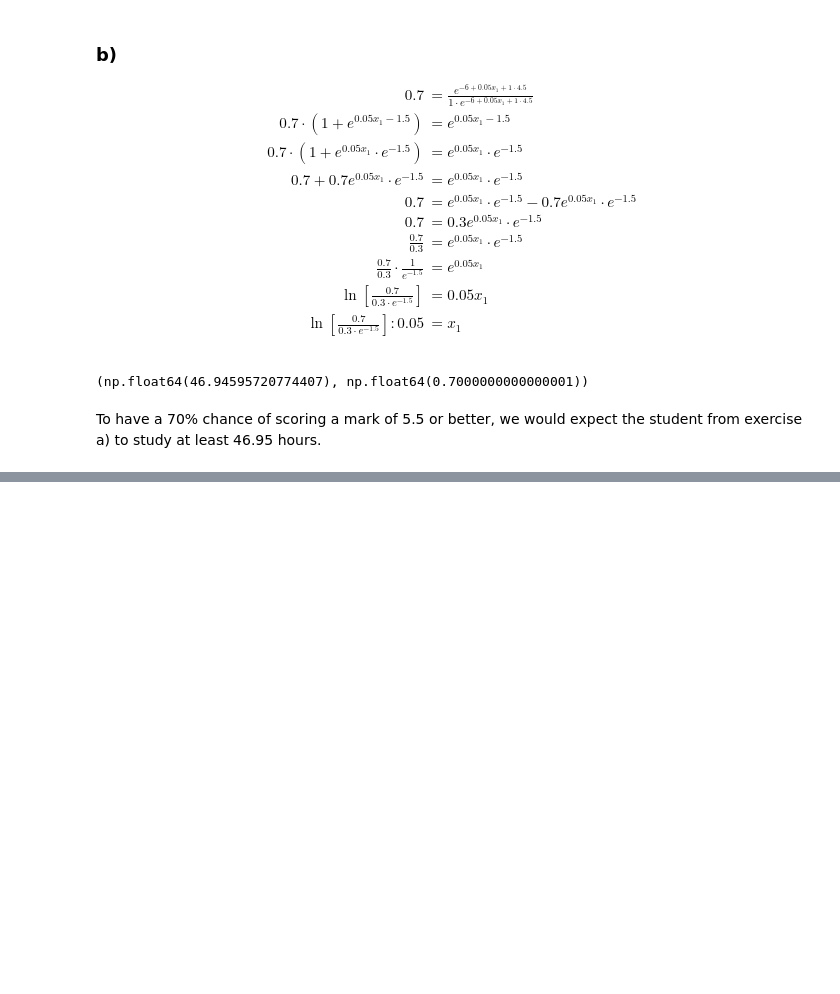
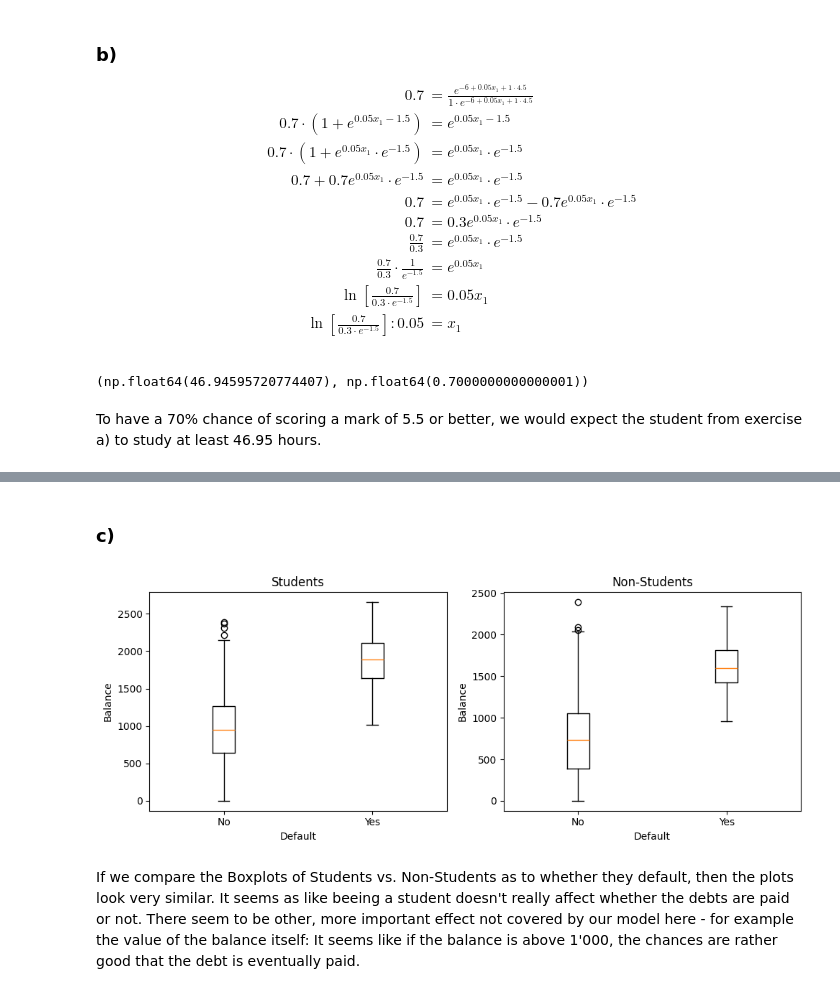
Before and after one commit to marbetschar/ZHAW-Predictive-Modeling, a Jupyter notebook: Week05/05_series_LR.ipynb, the cells around one changed output, grey strips where cells are left out. Drawn from its saved outputs; the diff is of its cells as text; code cells hidden in the pictures; blank space fills up the shorter version.

```diff
--- a/Week05/05_series_LR.ipynb
+++ b/Week05/05_series_LR.ipynb
@@ -110,0 +115,7 @@ To have a 70% chance of scoring a mark of 5.5 or better, we would expect the stu
+# %%
+df = pd.read_csv('./../Data/Default.csv', delimiter=';')
+
+# Add a numerical columns for default and student:
+df = pd.get_dummies(df, columns=['default', 'student'], drop_first=True)
+
+df
@@ -110,0 +190,33 @@ To have a 70% chance of scoring a mark of 5.5 or better, we would expect the stu
+# %% [markdown]
+### c)
+# %%
+df_student_yes = df[df['student_Yes'] == True]
+df_student_no = df[df['student_Yes'] == False]
+
+i_no = np.random.choice(df_student_no.index, replace=False, size=df_student_yes.index.size)
+df_student_no = df_student_no.loc[i_no]
+
+assert df_student_no.size == df_student_yes.size
+# %%
+fig = plt.figure(figsize=(10, 4))
+
+ax1 = fig.add_subplot(1, 2, 1)
+ax1.set_title('Students')
+ax1.boxplot([df_student_yes[df_student_yes.default_Yes == False]['balance'], df_student_yes[df_student_yes.default_Yes == True]['balance']])
+ax1.set_xlabel('Default')
+ax1.set_ylabel('Balance')
+ax1.set_xticklabels(['No','Yes'])
+
+ax1 = fig.add_subplot(1, 2, 2)
+ax1.set_title('Non-Students')
+ax1.boxplot([df_student_no[df_student_no.default_Yes == False]['balance'], df_student_no[df_student_no.default_Yes == True]['balance']])
+ax1.set_xlabel('Default')
+ax1.set_ylabel('Balance')
+ax1.set_xticklabels(['No','Yes'])
+
+plt.tight_layout()
+plt.show()
+# %% [output]
+[figure, added]
+# %% [markdown]
+If we compare the Boxplots of Students vs. Non-Students as to whether they default, then the plots look very similar. It seems as like beeing a student doesn't really affect whether the debts are paid or not. There seem to be other, more important effect not covered by our model here - for example the value of the balance itself: It seems like if the balance is above 1'000, the chances are rather good that the debt is eventually paid.
```
Also changed, not shown: parts of 9 cells of this notebook.
